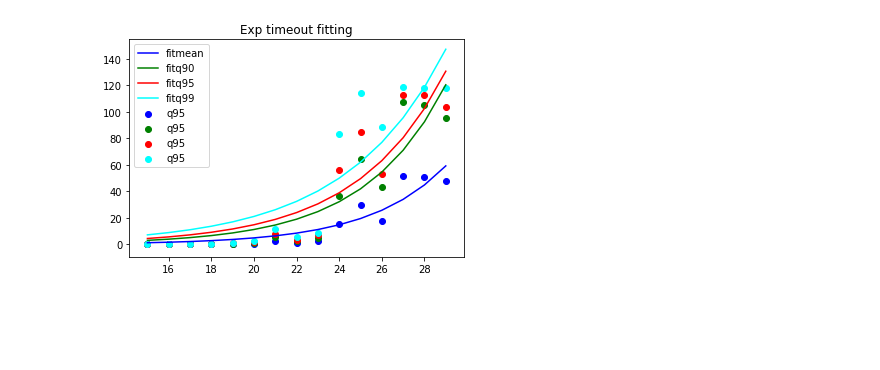
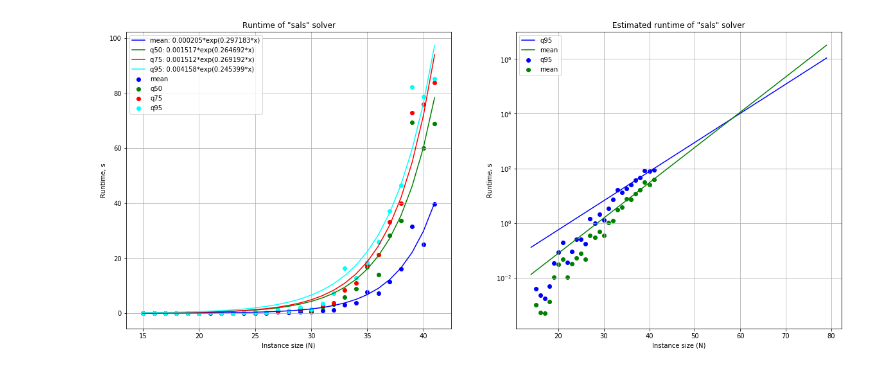
Before and after one commit to CHoudrouge4/osh, a Jupyter notebook: Analysis.ipynb, the cells around one changed output. Cells and saved outputs as stored; diff of their text form; code cells hidden in the pictures; blank space fills up the shorter version.

```diff
--- a/Analysis.ipynb
+++ b/Analysis.ipynb
@@ -32,7 +34,7 @@ for solverName in os.listdir(experimentDir):
                 table = pd.read_csv(runDataPath, names=["timeout","hitsN","hitRatio","avgT"], header=None)
                 exData["summary"] = table
 # %%
-concreteRun = allData["ma"][35]
+concreteRun = allData["tabu"][45]
 sampleRun = concreteRun["runs"][0]
 display(concreteRun["summary"])
 # %% [output]
@@ -41,7 +43,7 @@ display(concreteRun["summary"])
 # %%
 # Sample correlation
 
-concreteRun = allData["ma"][35]
+concreteRun = allData["tabu"][35]
 corrTable = pd.DataFrame()
 for table in concreteRun["runs"]:
     corrVal = table["runtime"].corr(sampleRun["cntProbe"])
@@ -61,7 +63,7 @@ corrTable["corr"].hist(bins=30)
 # Average correlation over one run
 
 corrTable = pd.DataFrame()
-for n, data in allData["ma"].items():
+for n, data in allData["tabu"].items():
     for table in data["runs"]:
         corrVal = table["runtime"].corr(sampleRun["cntProbe"])
         corrTable = corrTable.append({n: corrVal}, ignore_index = True)
@@ -82,0 +88,2 @@ display(aggTable)
+# %%
+runtimeModels = {}
@@ -83,36 +92,86 @@ display(aggTable)
 # %%
+solver="sals"
+
+sMaxN = { "sa": 29
+        , "tabu": 44
+        , "ma": 42
+        , "sals": 41 }
+
+# Exp fitting params
+# TODO tune up?
+p0param = { "tabu": (15, 0.8)
+          , "sa": (15,0.8)
+          , "ma": (15, 0.8)
+          , "sals": (5,0.87)}
+
+maxN = sMaxN[solver]
+
 runtimesTable = pd.DataFrame()
-for n, data in allData["sa"].items():
+for n, data in allData[solver].items():
+    if n > maxN: continue;
     runtimes = []
     for table in data["runs"]:
-        runtimes.append(table["runtime"].iloc[-1])
+        runtimes.append(table["runtime"].iloc[-1]/1000000)
     curRow = pd.DataFrame({n:runtimes})
     runtimesTable = runtimesTable.join(curRow, how="outer")
 
 #display(runtimesTable)
-#runtimesTable[26].hist(bins=15)
-#print(runtimesTable[26].quantile(q=0.95)/1000000)
+runtimesTable[maxN].hist(bins=15)
 
 tlTable = pd.DataFrame()
 for n in runtimesTable:
     tlTable = tlTable.append({"n":n
-                              , "mean": (runtimesTable[n].mean())/1000000
-                              , "q90": (runtimesTable[n].quantile(q=0.90)/1000000)
-                              , "q95": (runtimesTable[n].quantile(q=0.95)/1000000)
-                              , "q99": (runtimesTable[n].quantile(q=0.99)/1000000)
+                              , "mean": (runtimesTable[n].mean())
+                              , "q50": (runtimesTable[n].quantile(q=0.90))
+                              , "q75": (runtimesTable[n].quantile(q=0.95))
+                              , "q95": (runtimesTable[n].quantile(q=0.99))
                              }, ignore_index=True)
 
-
-colors = ['blue', 'green', 'red', 'cyan']
-for qparam, col in zip(["mean","q90","q95","q99"],colors):
-    plt.scatter(tlTable["n"], tlTable[qparam], color=col, label="q95")
-    (appr,_) = sp.optimize.curve_fit(lambda t,a,b: a*np.exp(b*t), tlTable["n"],tlTable[qparam])#,  p0=(4, 0.1))
-    print(qparam, appr)
-    ns = range(15,30)
-    plt.plot(ns,appr[0]*np.exp(appr[1]*ns), label=("fit"+qparam), color=col)
+#print(tlTable.loc[tlTable["n"] == maxN])
 
 
+plt.rcParams["figure.figsize"] = (16,7)
+
+plt.tight_layout()
+plt.subplot(1,2,1)
+approxs = {}
+runtimeModels[solver + "_formula"] = {}
+for qparam, col in zip(["mean","q50","q75","q95"],colors):
+    plt.scatter(tlTable["n"], tlTable[qparam], color=col, label=qparam)
+    (appr,_) = scipy.optimize.curve_fit(lambda t,a,b: a*np.exp(b*t), tlTable["n"]
+                                        , tlTable[qparam], p0=p0param[solver])
+    approxs[qparam] = appr
+    ns = range(15,maxN+1)
+    formula = "{:.6f}".format(appr[0]) + "*exp(" + "{:.6f}".format(appr[1]) + "*x)"
+    runtimeModels[solver + "_formula"][qparam] = formula
+    plt.plot(ns,appr[0]*np.exp(appr[1]*ns), label=(qparam + ": " + formula), color=col)
+
+print(approxs)
+
+runtimeModels[solver] = approxs
+
+
+plt.grid(True)
 plt.legend(loc='upper left')
-plt.title('Exp timeout fitting')
+plt.xlabel("Instance size (N)")
+plt.ylabel("Runtime, s")
+plt.title('Runtime of "' + solver + '" solver')
+
+plt.subplot(1,2,2)
+plt.yscale('log')
+xrange = range(14,80)
+for k, col in zip(["q95","mean"], colors):
+    plt.scatter(tlTable["n"], tlTable[k], color=col)
+    v = approxs[k]
+    plt.plot(xrange,v[0]*np.exp(v[1]*xrange), label=(k), color=col)
+
+
+plt.grid(True)
+plt.xlabel("Instance size (N)")
+plt.ylabel("Runtime, s")
+plt.title('Estimated runtime of "' + solver + '" solver')
+plt.savefig("pics/"+solver+"/runtime.pdf", type="pdf")
+plt.legend(loc='upper left')
+
 plt.show()
 # %% [output]
@@ -123 +179 @@ q99 [0.27830915 0.21622243]
-[figure, old version]
+[figure, new version]
```
Also changed, not shown: parts of 13 cells of this notebook, 10 other files.
